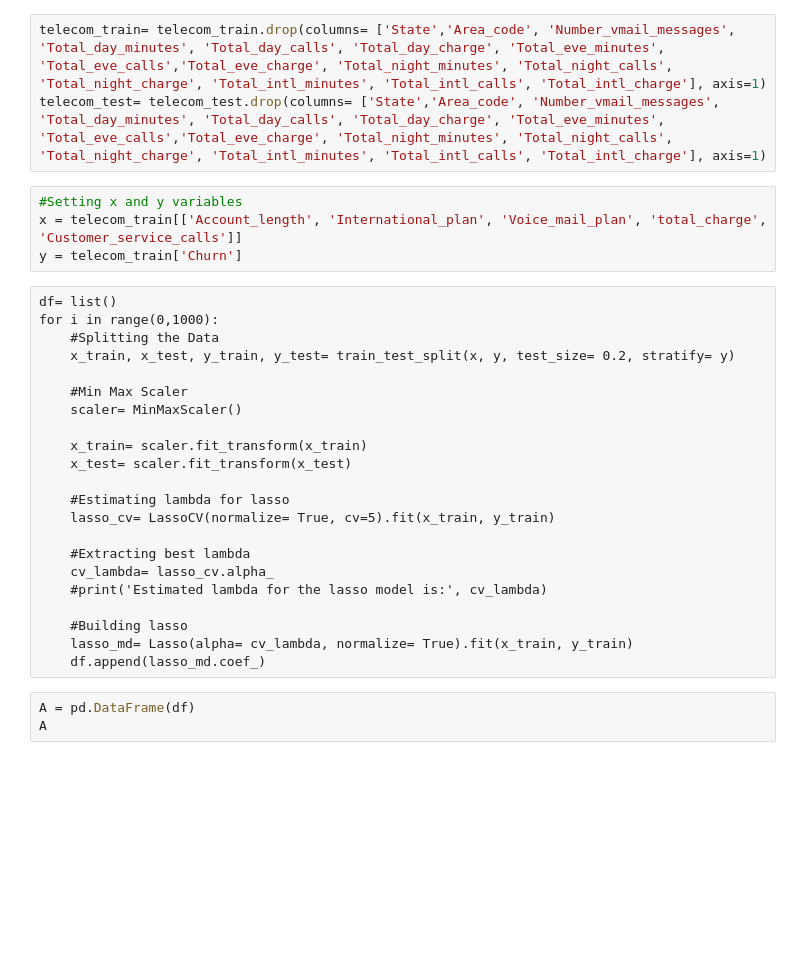
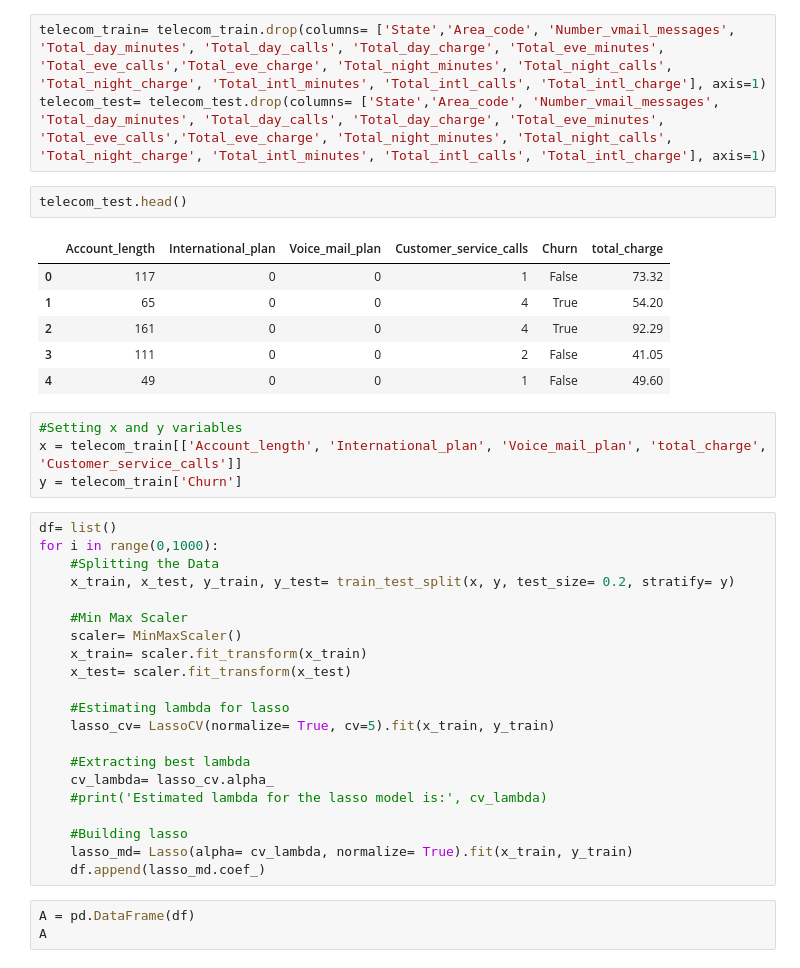
Before and after one commit to morgangant16/DATA-445, a Jupyter notebook: Exam 1/Question_2.ipynb, the cells around one changed output. Saved outputs shown, nothing was run; the diff lists cells and outputs as text; blank space fills up the shorter version.

```diff
--- a/Exam 1/Question_2.ipynb
+++ b/Exam 1/Question_2.ipynb
@@ -74,32 +74,40 @@ telecom_test= telecom_test.assign(total_charge= telecom_test['Total_day_charge']
 # %%
 telecom_train= telecom_train.drop(columns= ['State','Area_code', 'Number_vmail_messages', 'Total_day_minutes', 'Total_day_calls', 'Total_day_charge', 'Total_eve_minutes', 'Total_eve_calls','Total_eve_charge', 'Total_night_minutes', 'Total_night_calls', 'Total_night_charge', 'Total_intl_minutes', 'Total_intl_calls', 'Total_intl_charge'], axis=1)
 telecom_test= telecom_test.drop(columns= ['State','Area_code', 'Number_vmail_messages', 'Total_day_minutes', 'Total_day_calls', 'Total_day_charge', 'Total_eve_minutes', 'Total_eve_calls','Total_eve_charge', 'Total_night_minutes', 'Total_night_calls', 'Total_night_charge', 'Total_intl_minutes', 'Total_intl_calls', 'Total_intl_charge'], axis=1)
+# %%
+telecom_test.head()
+# %% [output]
+|  | Account_length | International_plan | Voice_mail_plan | Customer_service_calls | Churn | total_charge |
+| 0 | 117 | 0 | 0 | 1 | False | 73.32 |
+| 1 | 65 | 0 | 0 | 4 | True | 54.20 |
+| 2 | 161 | 0 | 0 | 4 | True | 92.29 |
+| 3 | 111 | 0 | 0 | 2 | False | 41.05 |
+| 4 | 49 | 0 | 0 | 1 | False | 49.60 |
 # %%
 #Setting x and y variables
 x = telecom_train[['Account_length', 'International_plan', 'Voice_mail_plan', 'total_charge', 'Customer_service_calls']]
 y = telecom_train['Churn']
-# %% [raw]
-df= list()
-for i in range(0,1000):
-    #Splitting the Data
-    x_train, x_test, y_train, y_test= train_test_split(x, y, test_size= 0.2, stratify= y)
-
-    #Min Max Scaler
-    scaler= MinMaxScaler()
-
-    x_train= scaler.fit_transform(x_train)
-    x_test= scaler.fit_transform(x_test)
-
-    #Estimating lambda for lasso
-    lasso_cv= LassoCV(normalize= True, cv=5).fit(x_train, y_train)
-
-    #Extracting best lambda
-    cv_lambda= lasso_cv.alpha_
-    #print('Estimated lambda for the lasso model is:', cv_lambda)
-
-    #Building lasso
-    lasso_md= Lasso(alpha= cv_lambda, normalize= True).fit(x_train, y_train)
-    df.append(lasso_md.coef_)
+# %%
+df= list()
+for i in range(0,1000):
+    #Splitting the Data
+    x_train, x_test, y_train, y_test= train_test_split(x, y, test_size= 0.2, stratify= y)
+
+    #Min Max Scaler
+    scaler= MinMaxScaler()
+    x_train= scaler.fit_transform(x_train)
+    x_test= scaler.fit_transform(x_test)
+
+    #Estimating lambda for lasso
+    lasso_cv= LassoCV(normalize= True, cv=5).fit(x_train, y_train)
+
+    #Extracting best lambda
+    cv_lambda= lasso_cv.alpha_
+    #print('Estimated lambda for the lasso model is:', cv_lambda)
+
+    #Building lasso
+    lasso_md= Lasso(alpha= cv_lambda, normalize= True).fit(x_train, y_train)
+    df.append(lasso_md.coef_)
 # %%
 A = pd.DataFrame(df)
 A
```
Also changed, not shown: parts of 9 cells of this notebook, 1 other file.
